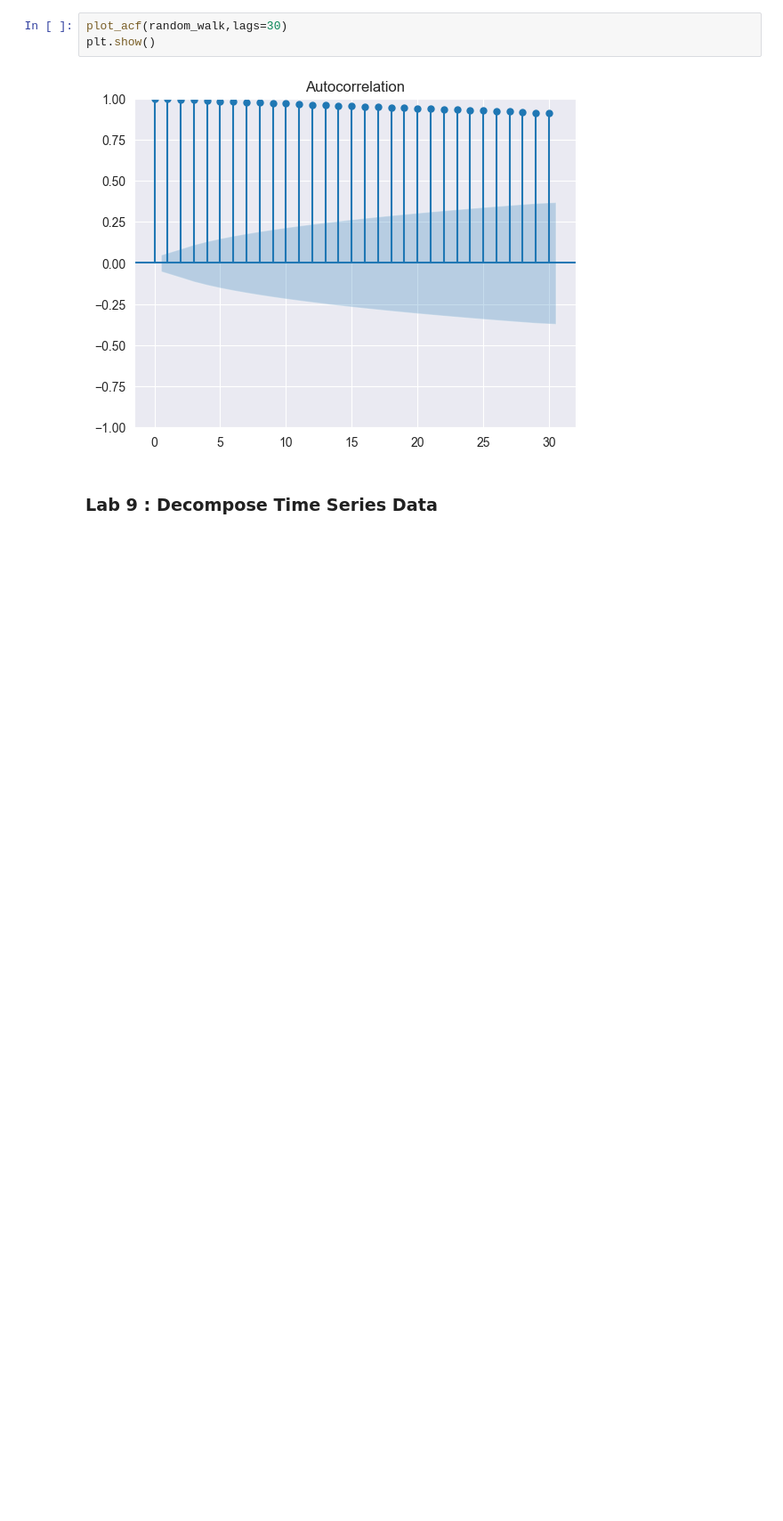
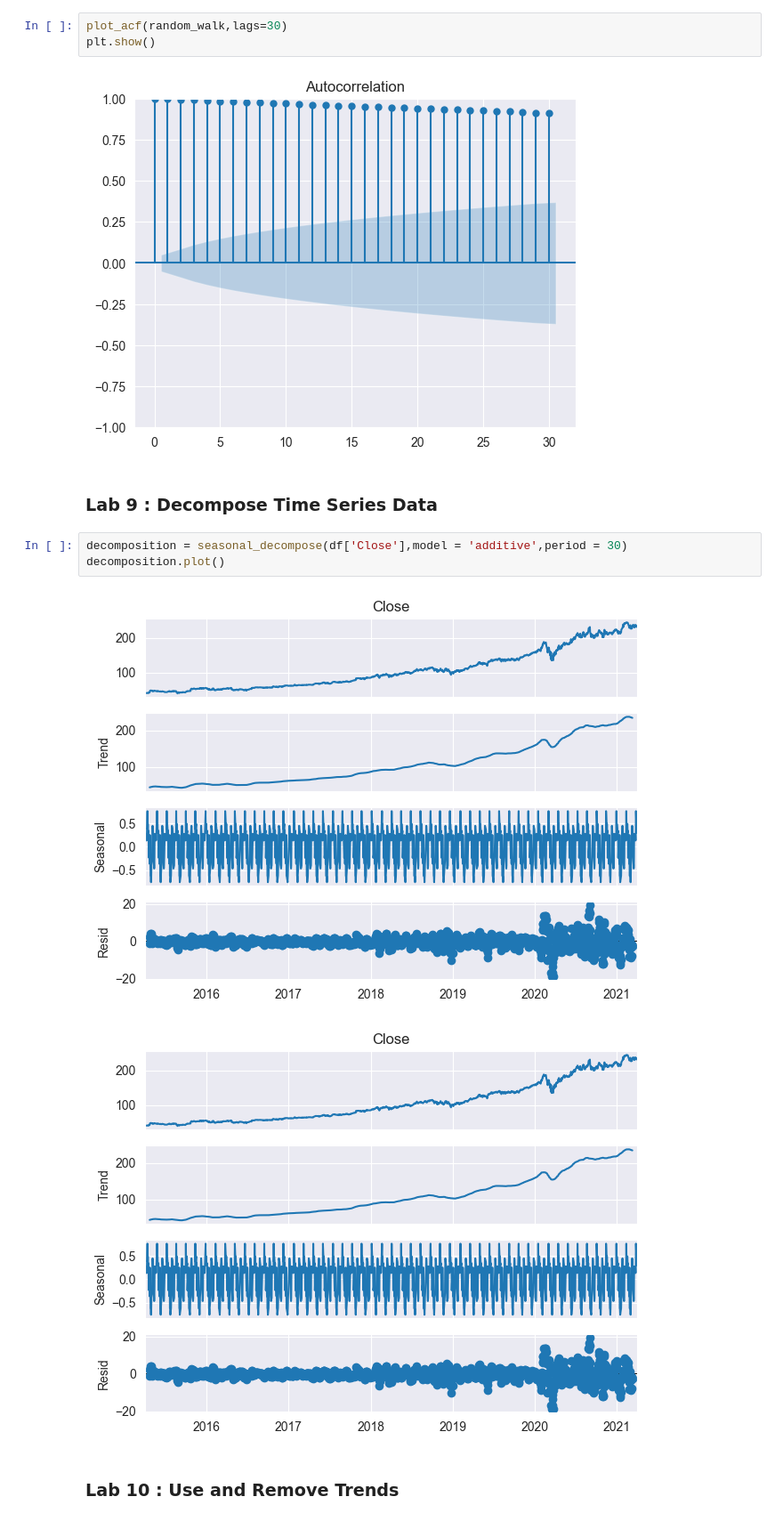
Before and after one commit to Surya-0/Sem_7_CodeXP, a Jupyter notebook: Timeseries_Exp/Lab_Exp/Lab_eval_prep.ipynb, the cells around one changed output. Shown at 89% size. Drawn from its saved outputs; the diff is of its cells as text; blank space fills up the shorter version.

```diff
--- a/Timeseries_Exp/Lab_Exp/Lab_eval_prep.ipynb
+++ b/Timeseries_Exp/Lab_Exp/Lab_eval_prep.ipynb
@@ -453,3 +458,11 @@ plt.show()
 [figure]
 # %% [markdown]
 ### Lab 9 : Decompose Time Series Data
+# %%
+decomposition = seasonal_decompose(df['Close'],model = 'additive',period = 30)
+decomposition.plot()
+# %% [output]
+[figure, added]
+[figure, added]
+# %% [markdown]
+### Lab 10 : Use and Remove Trends
```
Also changed, not shown: parts of 44 cells of this notebook.
